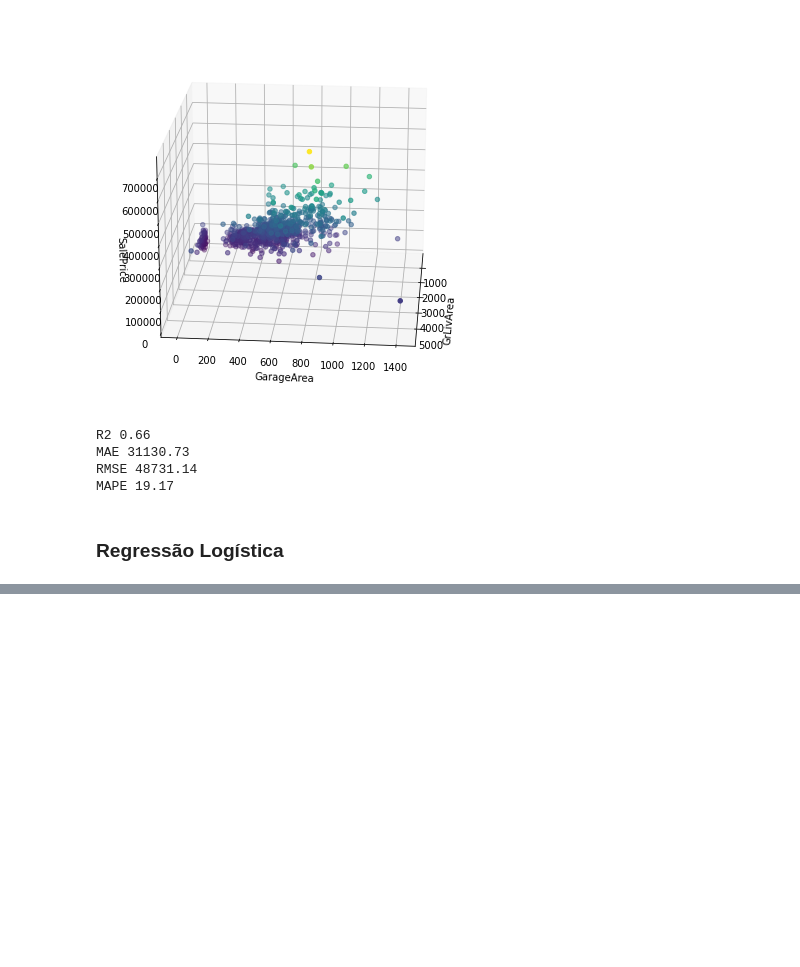
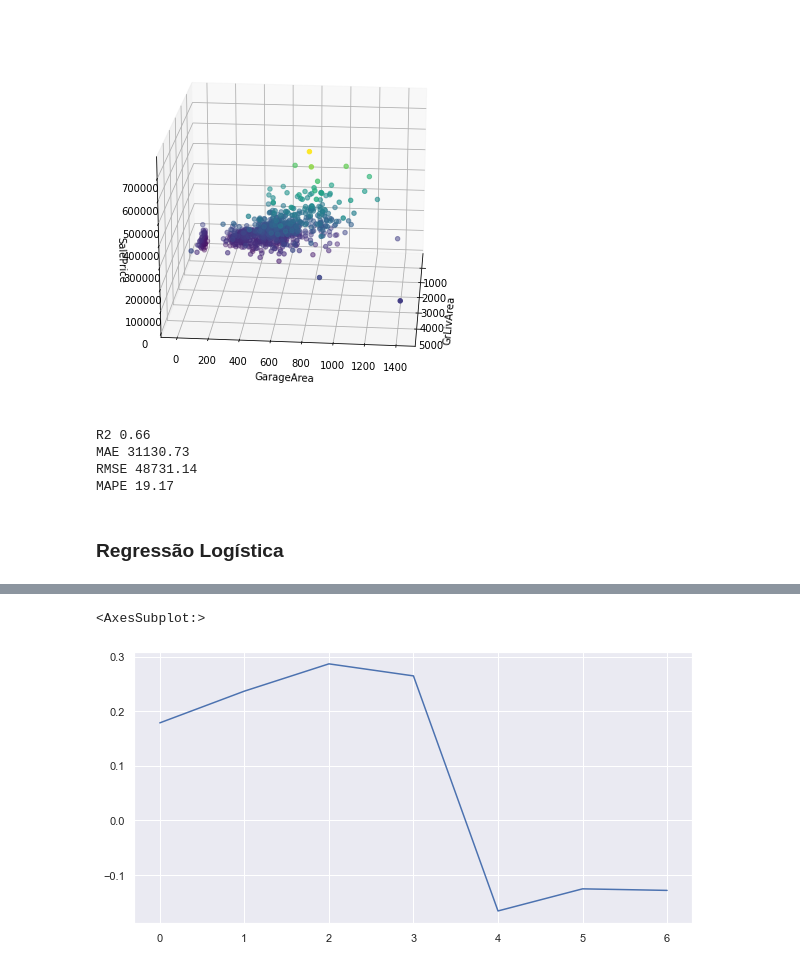
Before and after one commit to gaiogreg/aulas-LC-Safra, a Jupyter notebook: Modulo 7/Estudo.ipynb, the cells around one changed output, grey strips where cells are left out. Cells and saved outputs as stored; diff of their text form; code cells hidden in the pictures; blank space fills up the shorter version.

```diff
--- a/Modulo 7/Estudo.ipynb
+++ b/Modulo 7/Estudo.ipynb
@@ -201,0 +464,8 @@ LogisticRegression()
+# %%
+sns.set_theme(style='darkgrid')
+plt.figure(figsize=(10, 5))
+plt.xticks(df_resultados_treinos.index)
+sns.lineplot(data=df_resultados_treinos['erro_test'] - df_resultados_treinos['erro_train'])
+# %% [output]
+<AxesSubplot:>
+[figure, added]
```
Also changed, not shown: parts of 41 cells of this notebook.
